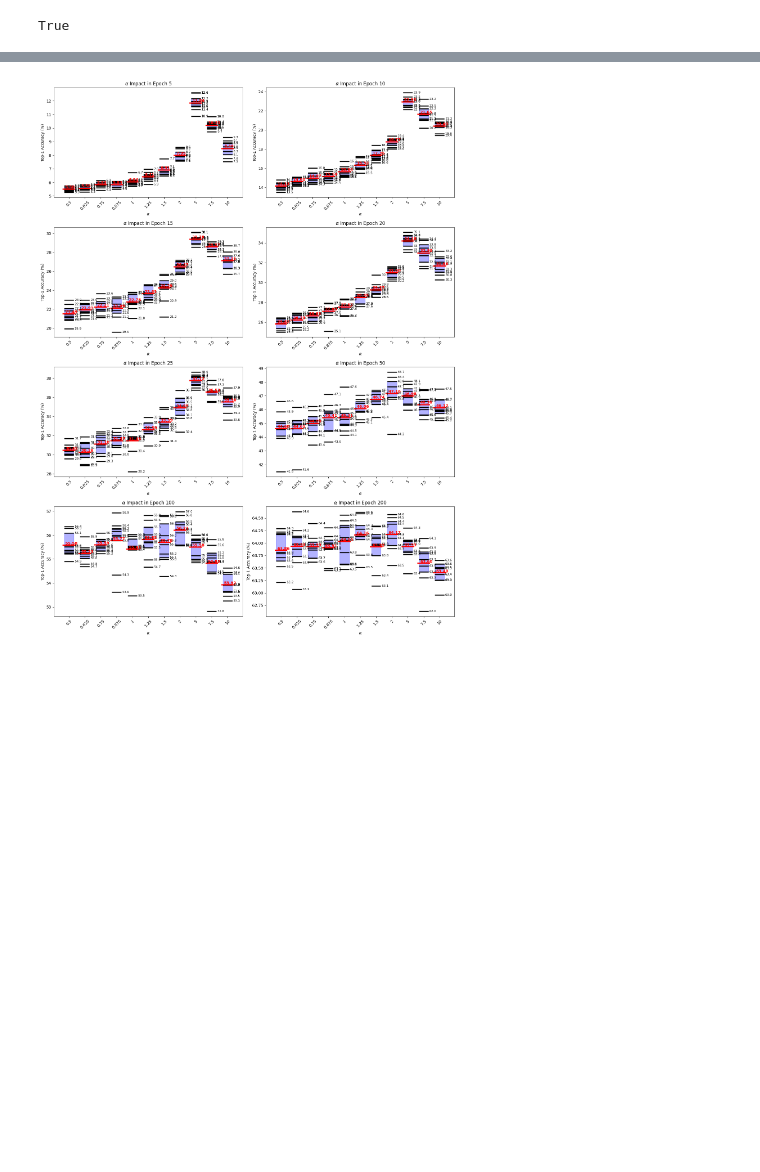
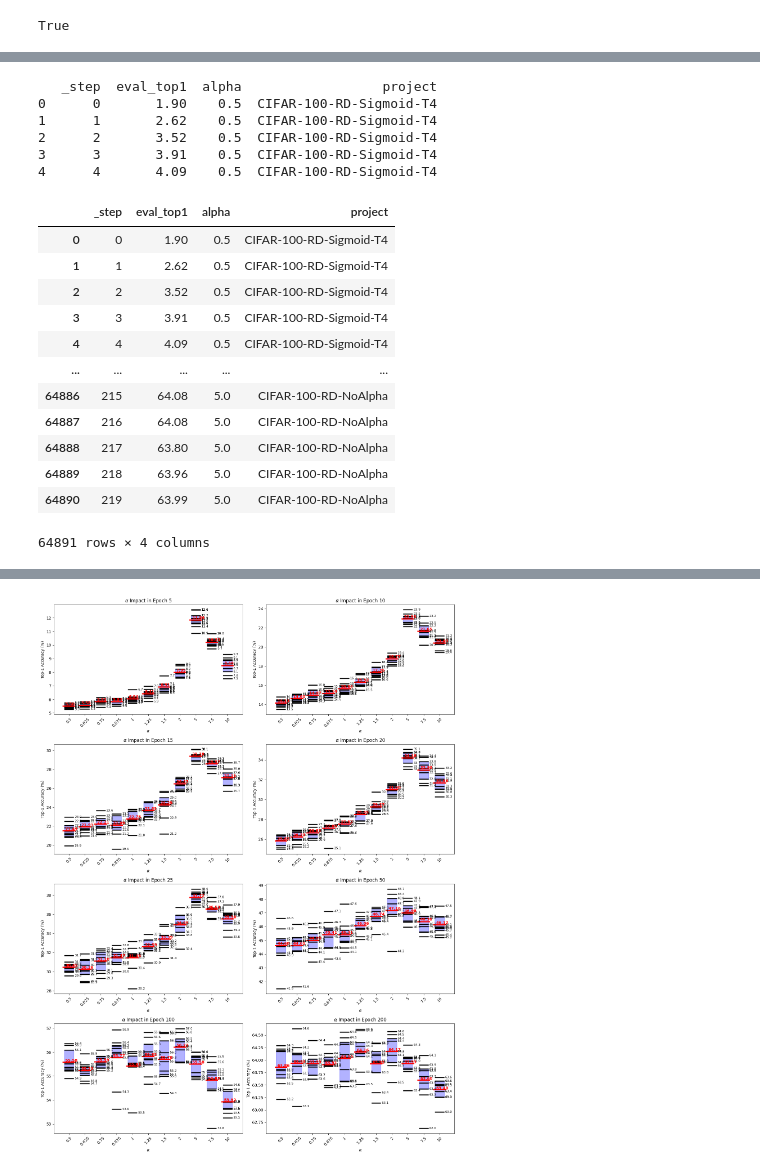
Before and after one commit to Maertine/pytorch-image-models, a Jupyter notebook: tmi/Epoch Plots.ipynb, the cells around one changed output, grey strips where cells are left out. Saved outputs shown, nothing was run; the diff lists cells and outputs as text; code cells hidden in the pictures; blank space fills up the shorter version.

Commit message:
Setting run for the cluster, updating sigmoid function

```diff
--- a/tmi/Epoch Plots.ipynb
+++ b/tmi/Epoch Plots.ipynb
@@ -7,6 +8,6 @@ wandb.login()
 True
 # %%
 ENTITY = "martingratzer-organization"
-PROJECT = "CIFAR-100-RD"
-api = wandb.Api()
+PROJECT = "CIFAR-100-RD-Sigmoid-T4"
+api = wandb.Api(timeout=150)
 runs = api.runs(f"{ENTITY}/{PROJECT}")
@@ -18,0 +45,47 @@ for run in runs:
+# %%
+ENTITY = "martingratzer-organization"
+PROJECTS = ["CIFAR-100-RD-Sigmoid-T4", "CIFAR-100-RD", "CIFAR-100-RD-NoAlpha"]
+
+api = wandb.Api(timeout=150)
+
+all_histories = []
+
+for project in PROJECTS:
+    runs = api.runs(f"{ENTITY}/{project}")  # Get all runs for the project
+
+    for run in runs:
+        history = run.history(keys=["eval_top1", "_step"], pandas=True)
+        alpha = run.config.get("alpha", None)  # Use None if alpha is missing
+        history["alpha"] = alpha  # Add alpha column
+        history["project"] = project  # Add project column
+
+        all_histories.append(history)
+
+# Combine all runs into a single DataFrame
+final_df = pd.concat(all_histories, ignore_index=True)
+
+# Display the first few rows
+print(final_df.head())
+# %% [output]
+   _step  eval_top1  alpha                  project
+0      0       1.90    0.5  CIFAR-100-RD-Sigmoid-T4
+1      1       2.62    0.5  CIFAR-100-RD-Sigmoid-T4
+2      2       3.52    0.5  CIFAR-100-RD-Sigmoid-T4
+3      3       3.91    0.5  CIFAR-100-RD-Sigmoid-T4
+4      4       4.09    0.5  CIFAR-100-RD-Sigmoid-T4
+# %%
+final_df
+# %% [output]
+|  | _step | eval_top1 | alpha | project |
+| 0 | 0 | 1.90 | 0.5 | CIFAR-100-RD-Sigmoid-T4 |
+| 1 | 1 | 2.62 | 0.5 | CIFAR-100-RD-Sigmoid-T4 |
+| 2 | 2 | 3.52 | 0.5 | CIFAR-100-RD-Sigmoid-T4 |
+| 3 | 3 | 3.91 | 0.5 | CIFAR-100-RD-Sigmoid-T4 |
+| 4 | 4 | 4.09 | 0.5 | CIFAR-100-RD-Sigmoid-T4 |
+| ... | ... | ... | ... | ... |
+| 64886 | 215 | 64.08 | 5.0 | CIFAR-100-RD-NoAlpha |
+| 64887 | 216 | 64.08 | 5.0 | CIFAR-100-RD-NoAlpha |
+| 64888 | 217 | 63.80 | 5.0 | CIFAR-100-RD-NoAlpha |
+| 64889 | 218 | 63.96 | 5.0 | CIFAR-100-RD-NoAlpha |
+| 64890 | 219 | 63.99 | 5.0 | CIFAR-100-RD-NoAlpha |
+64891 rows × 4 columns
```
Also changed, not shown: parts of 8 cells of this notebook, 5 other files.
